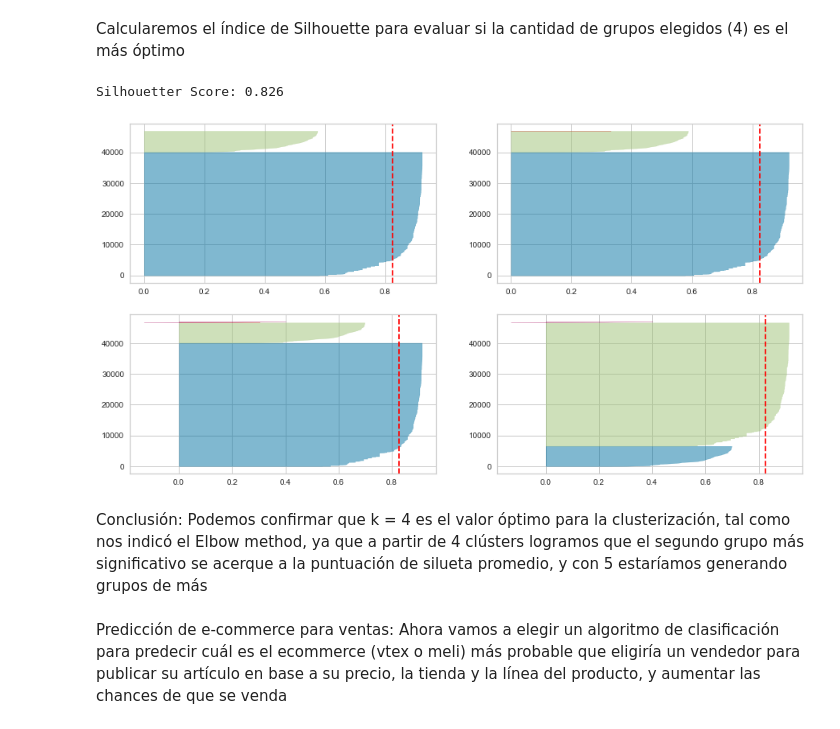
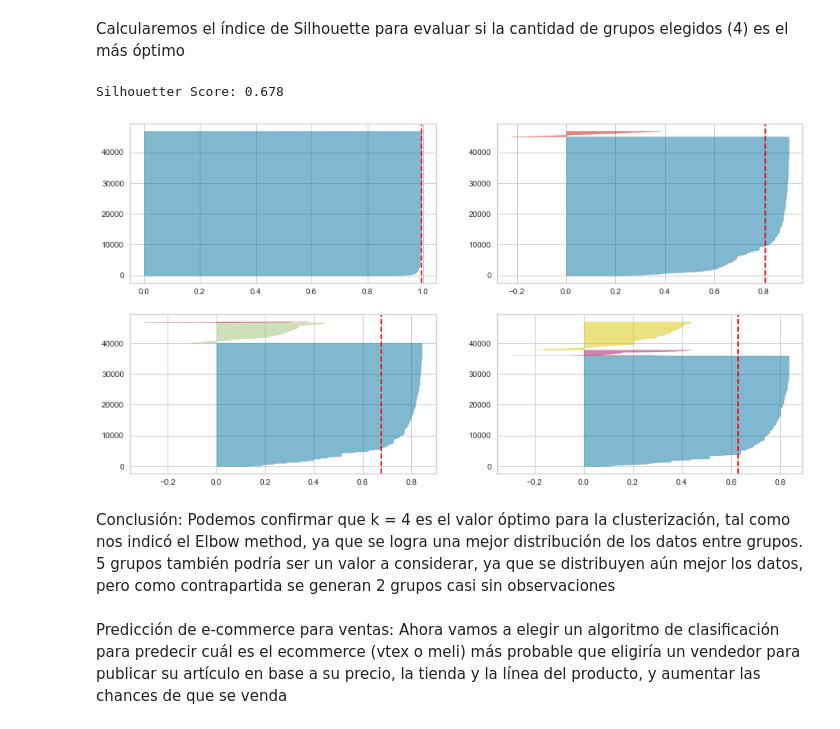
Before and after one commit to eliasguillermo/ds-ecommerce, a Jupyter notebook: Notebook/ecommerce.ipynb, the cells around one changed output. Drawn from its saved outputs; the diff is of its cells as text; code cells hidden in the pictures.

Commit message:
Modificaciones entrega final

```diff
--- a/Notebook/ecommerce.ipynb
+++ b/Notebook/ecommerce.ipynb
@@ -20,8 +20,8 @@ import warnings
 warnings.filterwarnings('ignore')
 
 #Importamos los 2 data sources y los unimos en un único dataframe utilizando el order id
-csv1 = pd.read_csv("../Dataset/datatable 1 v2.csv", sep = ';', decimal=',', low_memory=False)
-csv2 = pd.read_csv("../Dataset/datatable 2 v2.csv", sep = ';', decimal=',')
+csv1 = pd.read_csv("../Dataset/dataset1.csv", sep = ';', decimal=',', low_memory=False)
+csv2 = pd.read_csv("../Dataset/dataset2.csv", sep = ';', decimal=',')
 df = pd.merge(csv1, csv2, on="ecomm_order_id", how="inner")
 
 pd.set_option('display.max_columns', None)
@@ -790,25 +790,25 @@ from sklearn.metrics import silhouette_score
 score = silhouette_score(df_k_std, kmeans.labels_, metric='euclidean')
 print('Silhouetter Score: %.3f' % score)
 # %% [output]
-Silhouetter Score: 0.826
+Silhouetter Score: 0.678
 # %%
 #Visualizaciones gráficas del índice de Silhouette para K= 2, 3, 4 y 5
 from yellowbrick.cluster import SilhouetteVisualizer
 
 fig, ax = plt.subplots(2, 2, figsize=(15,8)) #Definimos el tamaño del gráfico
 for i in [2, 3, 4, 5]:
 
     #Creamos diferentes instancias de kmeans para las distintas cantidades de clusters
-    km = KMeans(n_clusters=i, init='k-means++', n_init=10, max_iter=100, random_state=42)
+    km = KMeans(n_clusters=i, init='k-means++', n_init=10, max_iter=50, random_state=42)
     q, mod = divmod(i, 2)
 
     #Visualizamos el índice Silhouette con yellowbrick
     visualizer = SilhouetteVisualizer(km, colors='yellowbrick', ax=ax[q-1][mod])
     visualizer.fit(df_k_std)
 # %% [output]
-[figure, old version]
+[figure, new version]
 # %% [markdown]
-Conclusión: Podemos confirmar que k = 4 es el valor óptimo para la clusterización, tal como nos indicó el Elbow method, ya que a partir de 4 clústers logramos que el segundo grupo más significativo se acerque a la puntuación de silueta promedio, y con 5 estaríamos generando grupos de más
+Conclusión: Podemos confirmar que k = 4 es el valor óptimo para la clusterización, tal como nos indicó el Elbow method, ya que se logra una mejor distribución de los datos entre grupos. 5 grupos también podría ser un valor a considerar, ya que se distribuyen aún mejor los datos, pero como contrapartida se generan 2 grupos casi sin observaciones
 # %% [markdown]
 Predicción de e-commerce para ventas: Ahora vamos a elegir un algoritmo de clasificación para predecir cuál es el ecommerce (vtex o meli) más probable que eligiría un vendedor para publicar su artículo en base a su precio, la tienda y la línea del producto, y aumentar las chances de que se venda
 # %%
```
Also changed, not shown: parts of 12 cells of this notebook, 9 other files.
